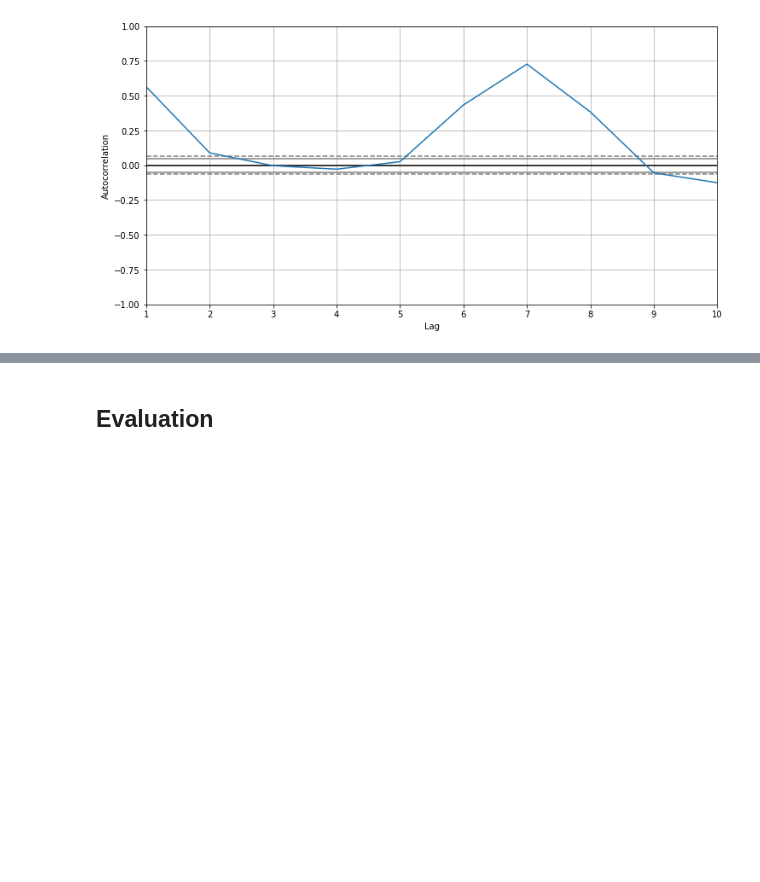
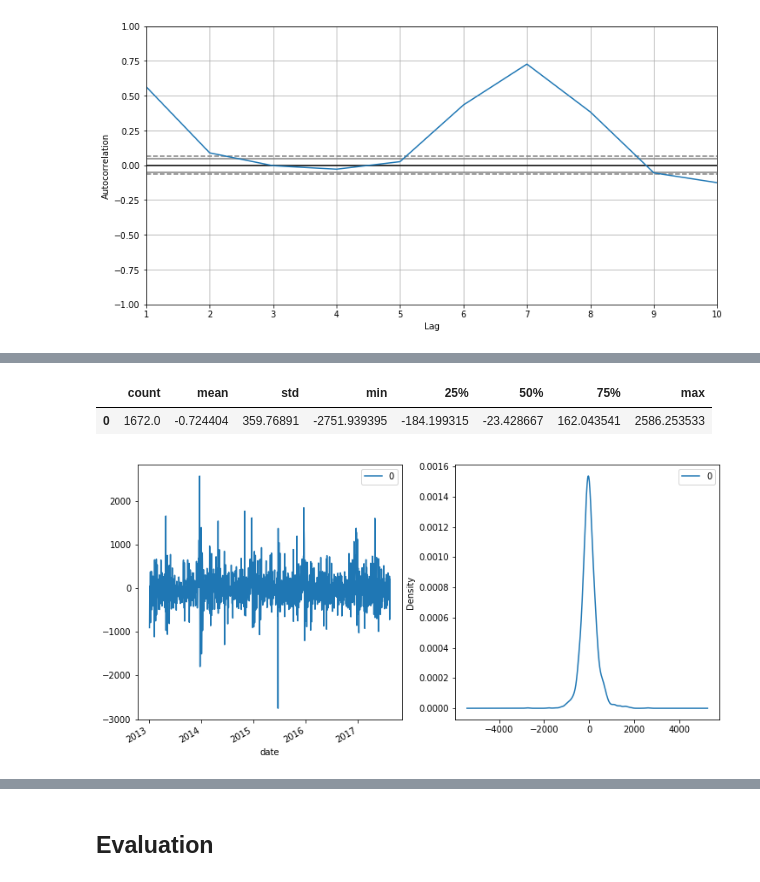
Before and after one commit to mayankaggarwal/SharedData, a Jupyter notebook: CompetitionsScripts/CorporationGrocerySalesPrediction.ipynb, the cells around one changed output, grey strips where cells are left out. Cells and saved outputs as stored; diff of their text form; code cells hidden in the pictures; blank space fills up the shorter version.

```diff
--- a/CompetitionsScripts/CorporationGrocerySalesPrediction.ipynb
+++ b/CompetitionsScripts/CorporationGrocerySalesPrediction.ipynb
@@ -499,0 +485,14 @@ result
+# %%
+pdq=(5,0,5)
+model = ARIMA(ts, order = pdq, freq='W')
+model_fit = model.fit(disp=False,method='css',maxiter=100)
+# plot residual errors
+residuals = pd.DataFrame(model_fit.resid)
+fig,axes = plt.subplots(nrows=1, ncols=2,figsize=(12,6))
+residuals.plot(ax=axes[0])
+residuals.plot(kind='kde',ax=axes[1]);
+residuals.describe().T
+# %% [output]
+|  | count | mean | std | min | 25% | 50% | 75% | max |
+| 0 | 1672.0 | -0.724404 | 359.76891 | -2751.939395 | -184.199315 | -23.428667 | 162.043541 | 2586.253533 |
+[figure, added]
```
Also changed, not shown: parts of 15 cells of this notebook, 3 other files.
